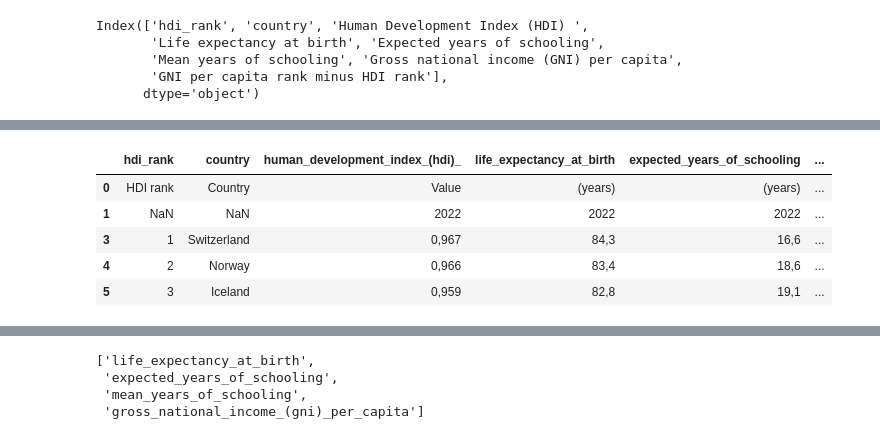
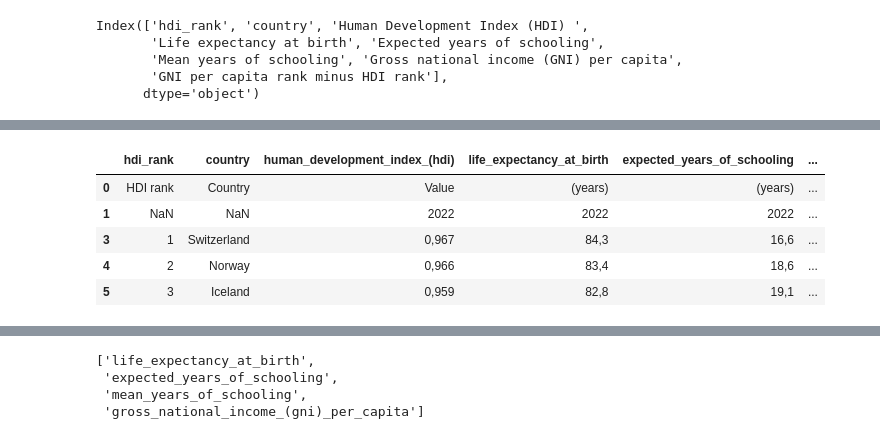
Before and after one commit to Gloria-1306/Final-Project---Clothing-Recommander, a Jupyter notebook: Final_project/post_analysis_files/API_SDG.ipynb, the cells around one changed output, grey strips where cells are left out. Cells and saved outputs as stored; diff of their text form; code cells hidden in the pictures.

```diff
--- a/Final_project/post_analysis_files/API_SDG.ipynb
+++ b/Final_project/post_analysis_files/API_SDG.ipynb
@@ -1,9 +1,8 @@
 # %% [markdown]
 # DHI Categorization #
 # %%
-df_dhi= pd.read_csv(r"C:\Users\GLoriaLagrand\Downloads\HDR23-24_Statistical_Annex_HDI_Table.csv", sep=";")
+df_dhi= pd.read_csv(r"C:\Users\GLoriaLagrand\Downloads\Final_project\raw_flat_files\HDR23-24_Statistical_Annex_HDI_Table.csv", sep=";")
 
-#C:/Users/GLoriaLagrand/Downloads/HDR23-24_Statistical_Annex_HDI_Table.csv
 df_dhi.head(10)
 # %% [output]
 |  | Unnamed: 0 | Unnamed: 1 | Human Development Index (HDI) | Life expectancy at birth | Expected years of schooling | Unnamed: 5 | ... |
@@ -103,16 +102,16 @@ df_dev_cleaned
 # %%
 #supprimer les lignes avec des valeurs manquantes dans la col HDI
 colonne_a_verifier = [
-    'human_development_index_(hdi)_',
+    'human_development_index_(hdi)'
 ]
 
 # Suppression des lignes où au moins une des colonnes spécifiées est vide
 df_cleaned_bis = df_dev_cleaned.dropna(subset=colonne_a_verifier)
 
 # Affichage des premières lignes pour vérifier
 df_cleaned_bis.head()
 # %% [output]
-|  | hdi_rank | country | human_development_index_(hdi)_ | life_expectancy_at_birth | expected_years_of_schooling | ... |
+|  | hdi_rank | country | human_development_index_(hdi) | life_expectancy_at_birth | expected_years_of_schooling | ... |
 | 0 | HDI rank | Country | Value | (years) | (years) | ... |
 | 1 | NaN | NaN | 2022 | 2022 | 2022 | ... |
 | 3 | 1 | Switzerland | 0,967 | 84,3 | 16,6 | ... |
```
Also changed, not shown: parts of 108 cells of this notebook, 12 other files.
